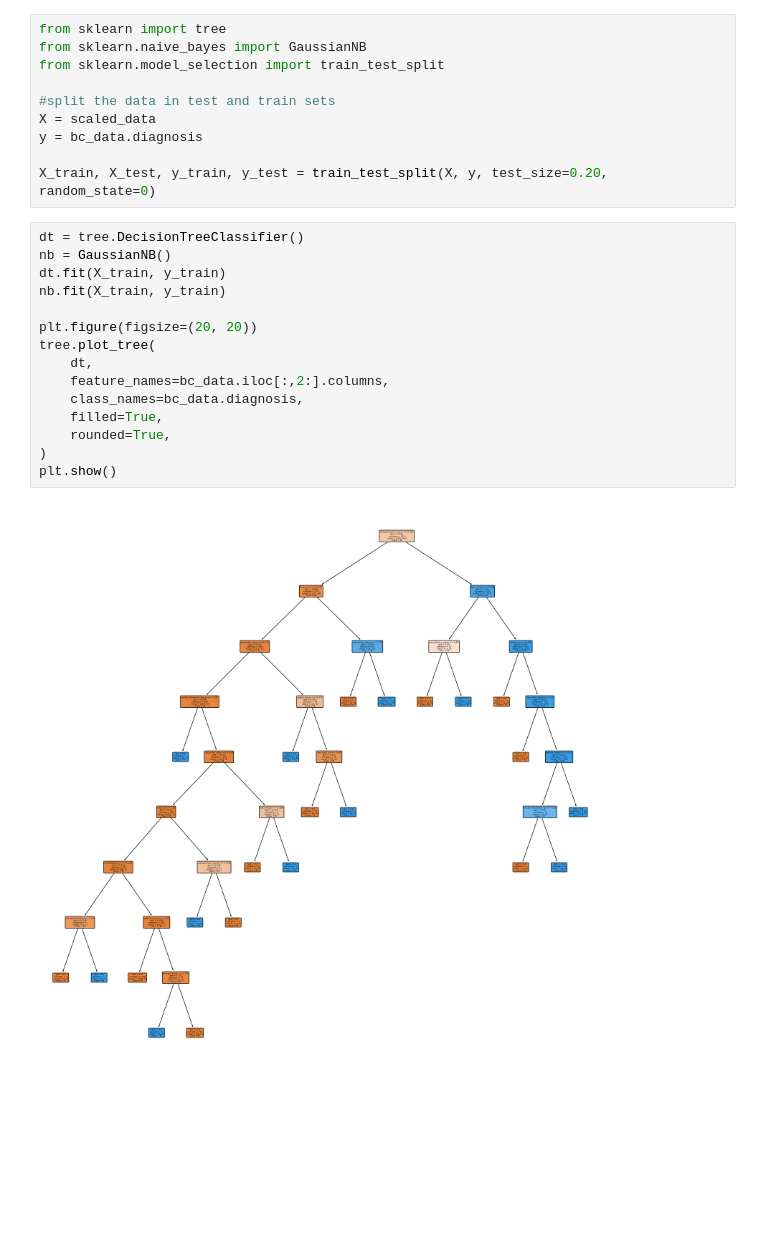
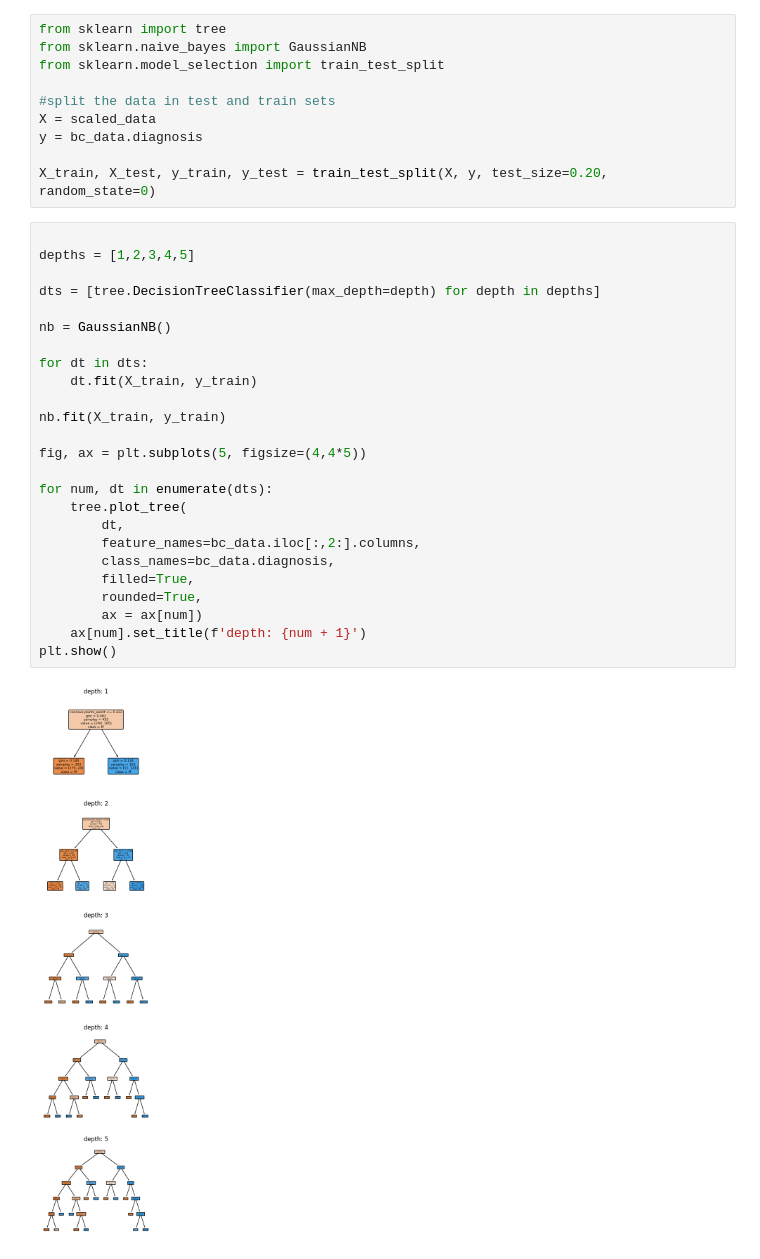
Before and after one commit to Tniemeijer/Data_science_3, a Jupyter notebook: supervised/portfolio_assignment_6.ipynb, the cells around one changed output. Cells and saved outputs as stored; diff of their text form; blank space fills up the shorter version.

```diff
--- a/supervised/portfolio_assignment_6.ipynb
+++ b/supervised/portfolio_assignment_6.ipynb
@@ -87,20 +105,30 @@ y = bc_data.diagnosis
 
 X_train, X_test, y_train, y_test = train_test_split(X, y, test_size=0.20, random_state=0)
 # %%
-dt = tree.DecisionTreeClassifier()
+
+depths = [1,2,3,4,5]
+
+dts = [tree.DecisionTreeClassifier(max_depth=depth) for depth in depths]
+
 nb = GaussianNB()
-dt.fit(X_train, y_train)
+
+for dt in dts:
+    dt.fit(X_train, y_train)
+
 nb.fit(X_train, y_train)
 
-plt.figure(figsize=(20, 20))
-tree.plot_tree(
-    dt,
-    feature_names=bc_data.iloc[:,2:].columns,
-    class_names=bc_data.diagnosis,
-    filled=True,
-    rounded=True,
-)
+fig, ax = plt.subplots(5, figsize=(4,4*5))
+
+for num, dt in enumerate(dts):
+    tree.plot_tree(
+        dt,
+        feature_names=bc_data.iloc[:,2:].columns,
+        class_names=bc_data.diagnosis,
+        filled=True,
+        rounded=True,
+        ax = ax[num])
+    ax[num].set_title(f'depth: {num + 1}')
 plt.show()
 # %% [output]
-[figure, old version]
+[figure, new version]
 # %%
```
Also changed, not shown: parts of 6 cells of this notebook, 1 other file.
